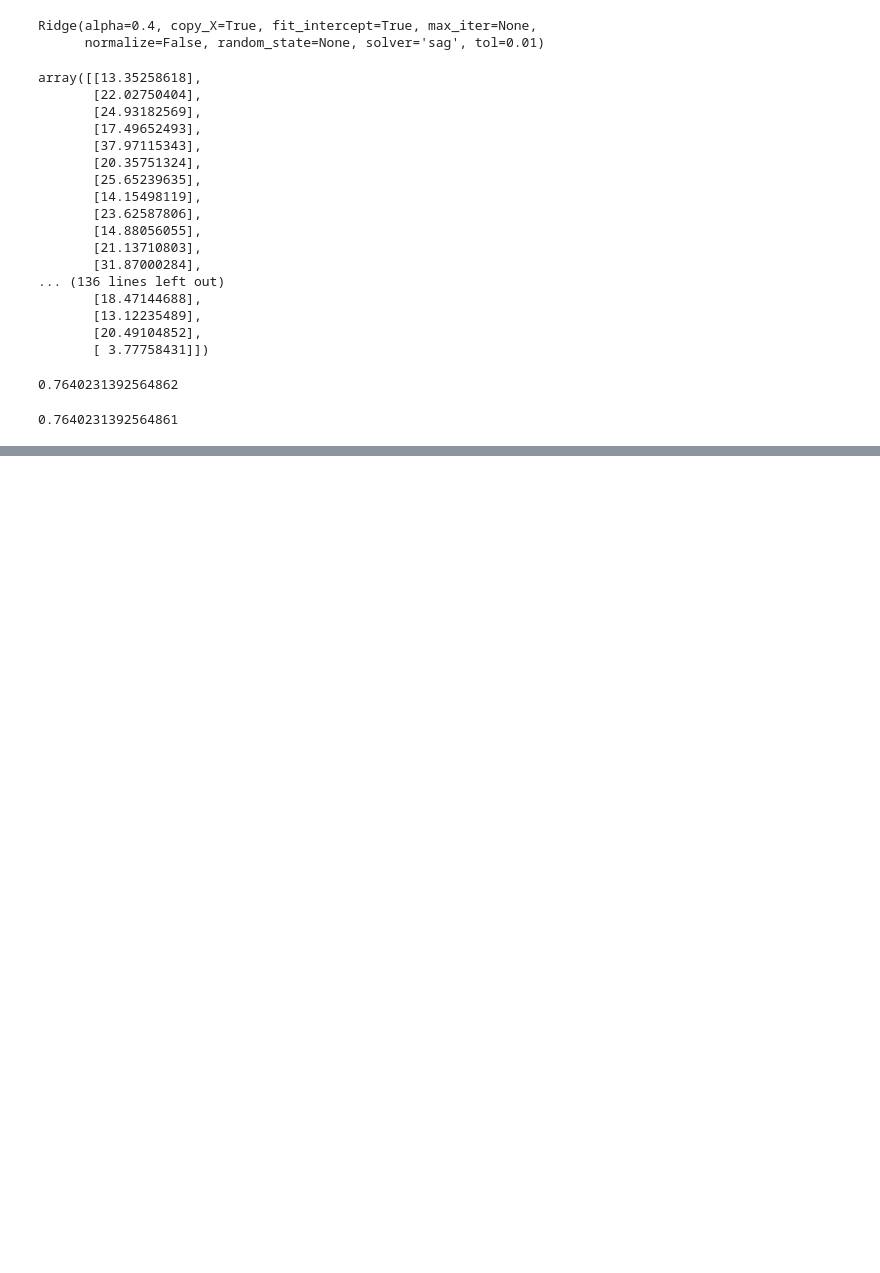
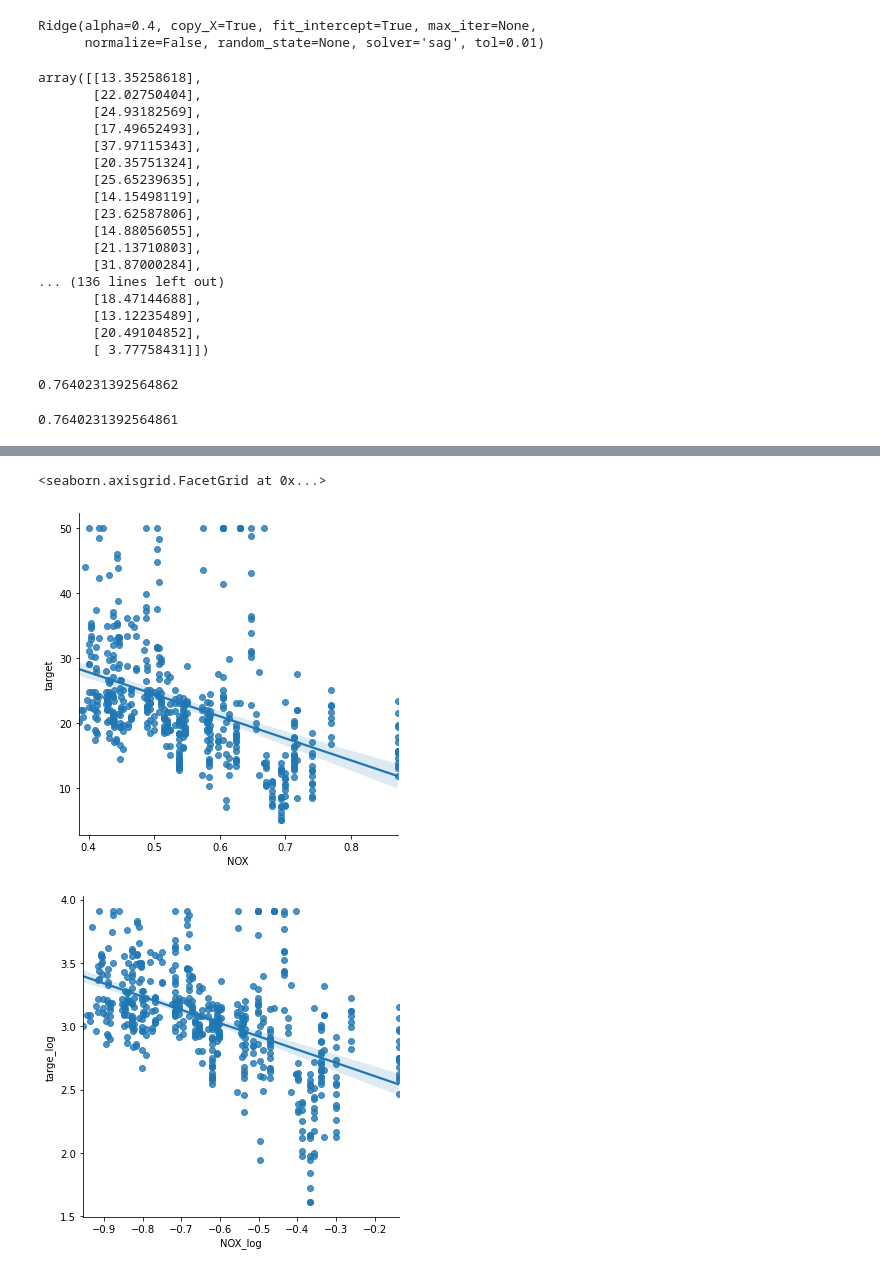
Before and after one commit to virf96/Basico, a Jupyter notebook: ModelosRegularización_CrossValidation_Hiperparametrización.ipynb, the cells around one changed output, grey strips where cells are left out. Drawn from its saved outputs; the diff is of its cells as text; code cells hidden in the pictures; blank space fills up the shorter version.

```diff
--- a/ModelosRegularización_CrossValidation_Hiperparametrización.ipynb
+++ b/ModelosRegularización_CrossValidation_Hiperparametrización.ipynb
@@ -547,0 +579,9 @@ modelo_ganador.score(Xt, Sc_y.transform(y_test.values.reshape(-1,1)))
+# %%
+import seaborn as sns
+sns.lmplot(x='NOX',y='target',data=df,order=1)
+df['NOX_log']=np.log(df['NOX'])
+sns.lmplot(x='NOX_log',y='targe_log',data=df,order=1)
+# %% [output]
+<seaborn.axisgrid.FacetGrid at 0x...>
+[figure, added]
+[figure, added]
```
Also changed, not shown: parts of 54 cells of this notebook.
